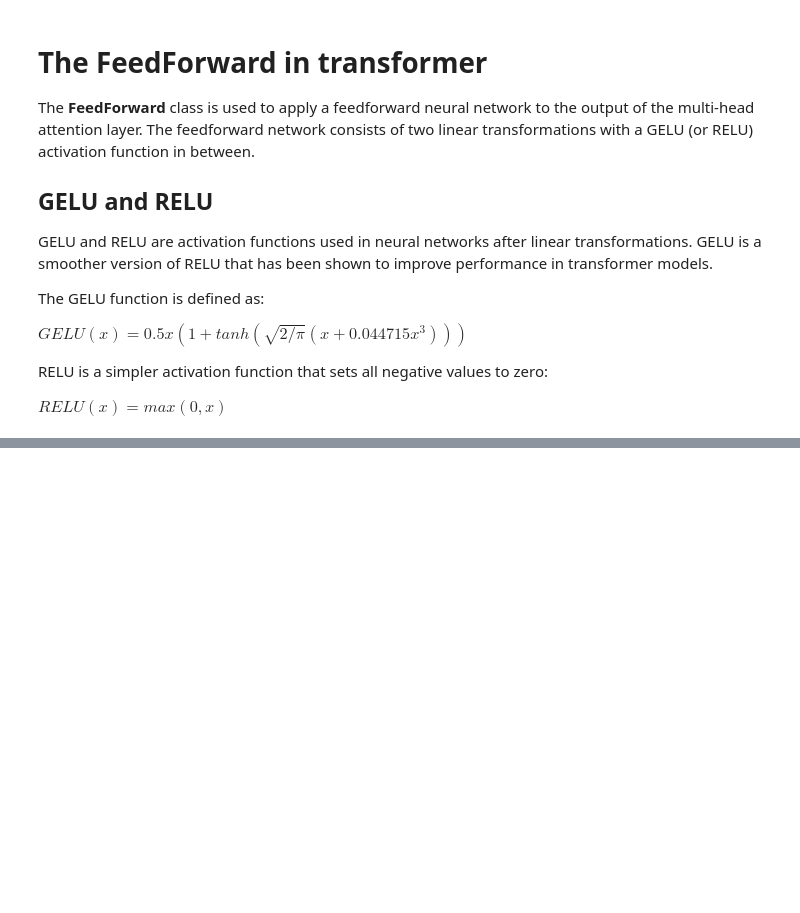
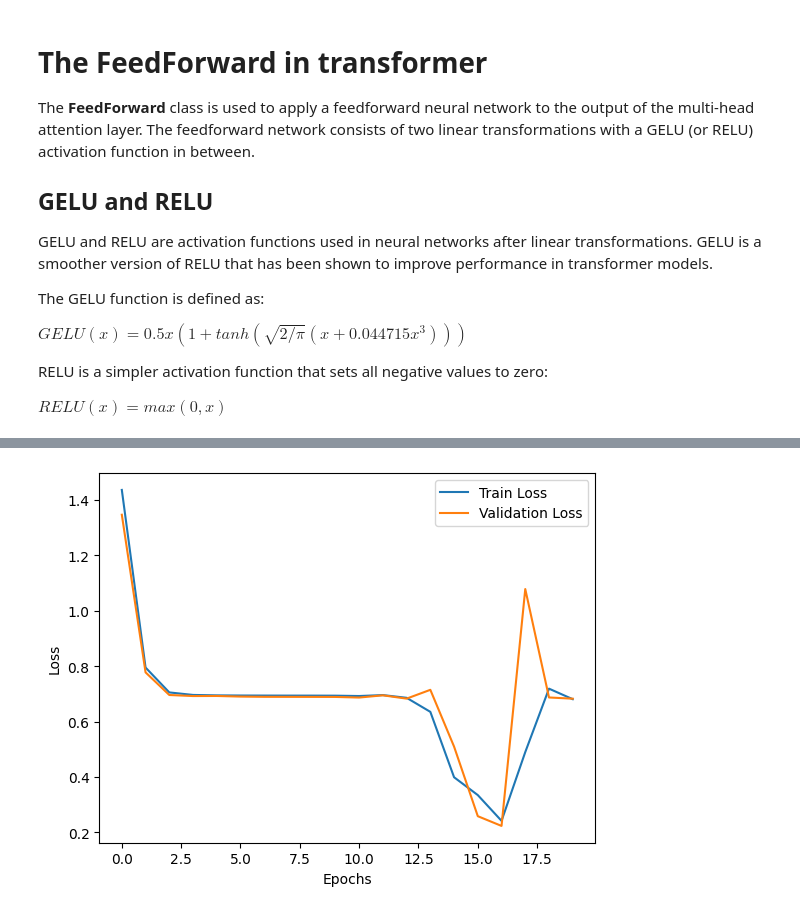
Before and after one commit to PEmarrel/Dpt_transformers, a Jupyter notebook: start.ipynb, the cells around one changed output, grey strips where cells are left out. Saved outputs shown, nothing was run; the diff lists cells and outputs as text; code cells hidden in the pictures; blank space fills up the shorter version.

```diff
--- a/start.ipynb
+++ b/start.ipynb
@@ -417,0 +1131,19 @@ tensor([[[0],
+# %%
+# Input = ActionOutcomeAction
+# Output = ActionOutcomeAction**Outcome**
+# Word is Action and Outcome
+
+# All words
+def create_all_words_action_outcome(action:list, feedback:list):
+    return action + feedback
+
+def create_all_words_action_outcome_enumerate(action:list, feedback:list):
+    all_words = create_all_words_action_outcome(action, feedback)
+    return {word:integer for integer, word in enumerate(all_words)}
+
+# create_all_words_action_outcome([0, 1, 2, 3], ['A', 'B'])
+# create_all_words_action_outcome_enumerate([0, 1, 2, 3], ['A', 'B'])
+# tokenizer_act_ff = SimpleTokenizerV1(create_all_words_action_outcome_enumerate(['0', '1', '2', '3'], ['A', 'B']))
+# tempo = tokenizer_act_ff.encode(['0', 'A', '1', 'B'])
+# print(tempo)
+# print(tokenizer_act_ff.decode(tempo))
@@ -417,0 +1225,76 @@ tensor([[[0],
+# %%
+history = []
+historyTest = []
+context_lenght = 21
+nb_seq_valance = 3
+
+env = env3Str()
+
+action = 0
+inputs = torch.tensor([[action]])
+targets = torch.tensor([0])
+
+valence = {
+    ('a', 'x') : 0,
+    ('a', 'y') : -1,
+    ('b', 'x') : 1,
+    ('b', 'y') : 0
+}
+
+# train
+for i in range(100):
+    action = np.random.choice(['a', 'b'])
+    feedback = env.outcome(action)
+    history.append((str(action), str(feedback)))
+
+# test
+for i in range(100):
+    action = np.random.choice(['a', 'b'])
+    feedback = env.outcome(action)
+    historyTest.append((str(action), str(feedback)))
+
+print(history)
+tmpInput, tmpTarget = inter_action_and_feedback_size(history, context_lenght)
+
+tokenizer = SimpleTokenizerV1(create_all_words_action_outcome_enumerate(['a', 'b', 'x', 'y'], []))
+
+inputs = []
+for i, one_input in enumerate(tmpInput):
+    inputs.append(tokenizer.encode(one_input))
+targets = tokenizer.encode(tmpTarget)
+
+inputs= torch.tensor(inputs, dtype=torch.long).to(device)
+targets = torch.tensor(targets, dtype=torch.long).to(device)
+
+tmpXtest, tmpYtest = inter_action_and_feedback_size(historyTest, context_lenght)
+
+x_test = []
+for i, one_input in enumerate(tmpXtest):
+    x_test.append(tokenizer.encode(one_input))
+y_test = tokenizer.encode(tmpYtest)
+
+x_test = torch.tensor(x_test, dtype=torch.long).to(device)
+y_test = torch.tensor(y_test, dtype=torch.long).to(device)
+
+mymodel = GPTModel({
+        "vocab_size": len(['a', 'b', 'x', 'y']),
+        "context_length": context_lenght,
+        "emb_dim": 16,
+        "n_heads": 4,
+        "n_leayers": 4,
+        "drop_rate": 0.1,
+        "qkv_bias": False,
+        "device": device
+    })
+
+optimizer = torch.optim.AdamW(mymodel.parameters(), lr=1e-2, weight_decay=1e-2)
+
+train_loss, val_loss = train_simple(mymodel, optimizer, inputs, targets, 200, x_test, y_test)
+
+plt.plot(train_loss, label='Train Loss')
+plt.plot(val_loss, label='Validation Loss')
+plt.xlabel('Epochs')
+plt.ylabel('Loss')
+plt.legend()
+plt.show()
+# %% [output]
@@ -417,0 +1318 @@ tensor([[[0],
+[figure, added]
```
Also changed, not shown: parts of 43 cells of this notebook, 13 other files.
